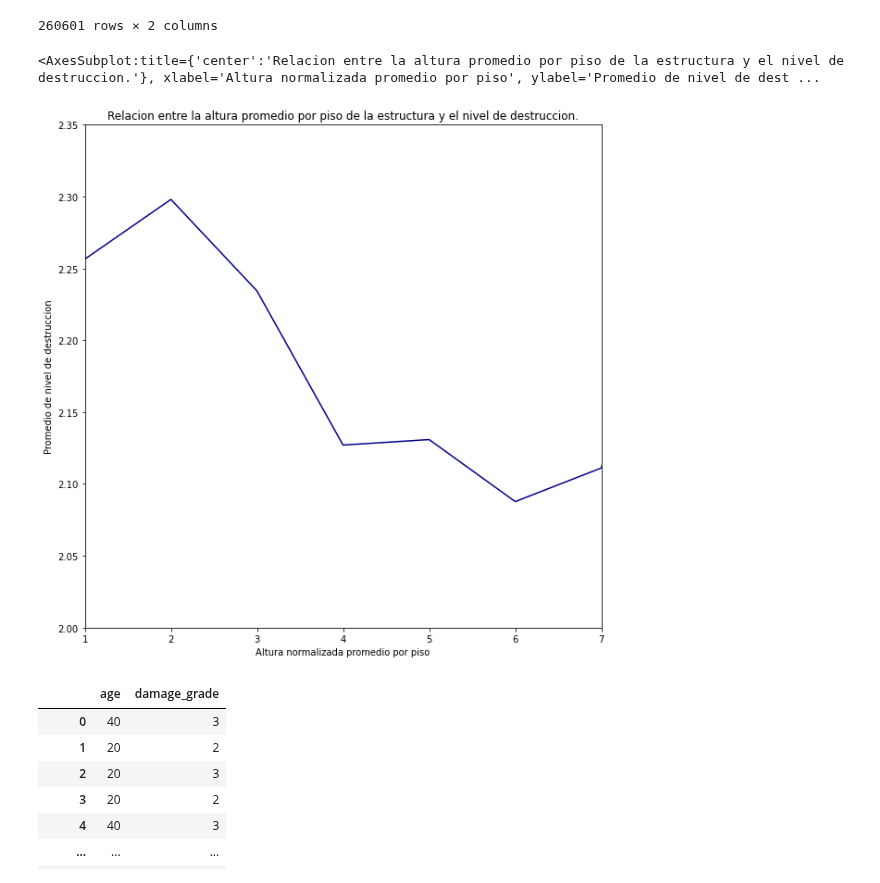
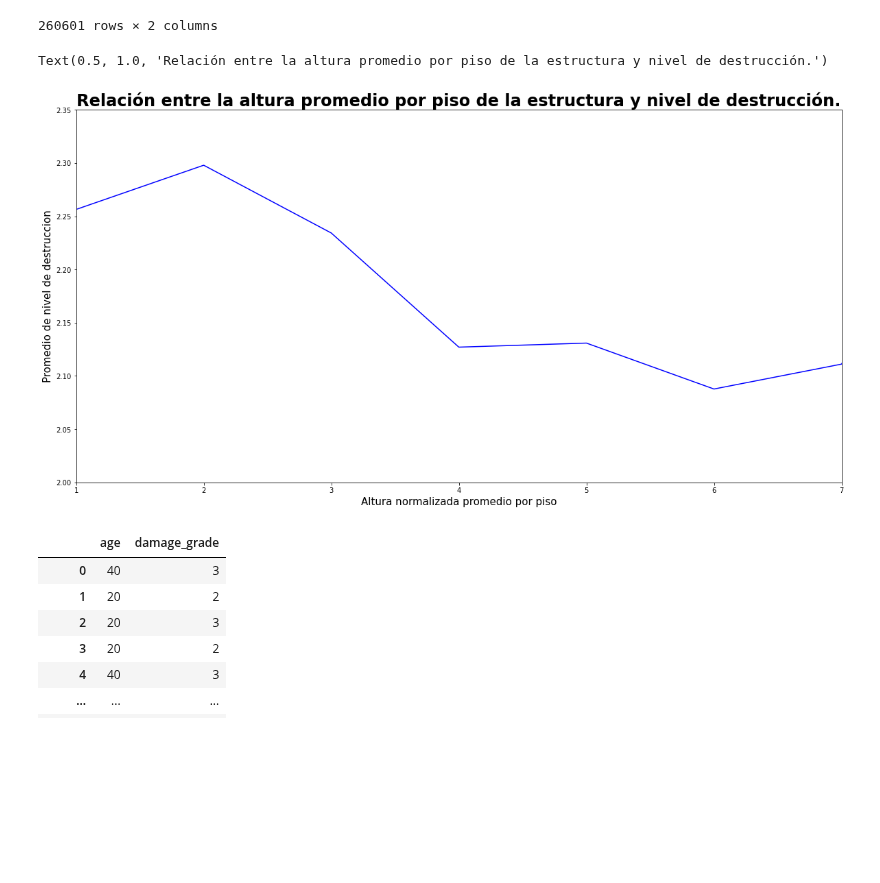
Before and after one commit to joaquinfontela/OrganizacionDeDatos-TP1, a Jupyter notebook: src/Continuous.ipynb, the cells around one changed output. Cells and saved outputs as stored; diff of their text form; code cells hidden in the pictures; blank space fills up the shorter version.

```diff
--- a/src/Continuous.ipynb
+++ b/src/Continuous.ipynb
@@ -138,6 +162,8 @@ avg_dmg_per_height["avg_damage_grade_for_area"].plot(figsize = (10,10),\
 # %%
-height_floor_damage = labels.merge(values[["building_id", "count_floors_pre_eq", "height_percentage"]], left_on = "building_id", right_on= "building_id")
-height_floor_damage["avg_height_per_floor"] = height_floor_damage["height_percentage"]/height_floor_damage["count_floors_pre_eq"]
+height_floor_damage = labels.merge(values[["building_id", "count_floors_pre_eq", "height_percentage"]],\
+                                   left_on = "building_id", right_on= "building_id")
+height_floor_damage["avg_height_per_floor"] = \
+            height_floor_damage["height_percentage"] / height_floor_damage["count_floors_pre_eq"]
 height_floor_damage["avg_height_per_floor"] = height_floor_damage["avg_height_per_floor"].apply(np.ceil)
 height_floor_damage = height_floor_damage[["damage_grade", "avg_height_per_floor"]]
 height_floor_damage
@@ -156,20 +182,31 @@ height_floor_damage
 | 260600 | 3 | 2.0 |
 260601 rows × 2 columns
 # %%
-height_floor_damage['avg_damage_grade_for_height_per_floor'] = height_floor_damage.groupby('avg_height_per_floor')['damage_grade'].transform('mean')
-height_floor_damage['more_than_50_buildings'] = height_floor_damage.groupby('avg_damage_grade_for_height_per_floor')['damage_grade'].transform('count') > 50
+height_floor_damage['avg_damage_grade_for_height_per_floor'] = height_floor_damage\
+                                                        .groupby('avg_height_per_floor')['damage_grade']\
+                                                        .transform('mean')
+height_floor_damage['more_than_50_buildings'] = height_floor_damage\
+                                    .groupby('avg_damage_grade_for_height_per_floor')['damage_grade']\
+                                    .transform('count') > 50
 height_floor_damage = height_floor_damage[height_floor_damage["more_than_50_buildings"]]
-avg_dmg_per_height_per_floor = height_floor_damage[["avg_height_per_floor", "avg_damage_grade_for_height_per_floor"]].groupby('avg_height_per_floor').agg({"avg_damage_grade_for_height_per_floor": "max"})
-avg_dmg_per_height_per_floor["avg_damage_grade_for_height_per_floor"].plot(figsize = (10,10),\
-                                                title = "Relacion entre la altura promedio por piso de la estructura y el nivel de destruccion.",\
-                                                xlim = (1, 7),\
-                                                ylim = (2.0, 2.35),\
-                                                color = "darkblue",\
-                                                xlabel = "Altura normalizada promedio por piso",\
-                                                ylabel = "Promedio de nivel de destruccion")
+avg_dmg_per_height_per_floor = height_floor_damage[["avg_height_per_floor",\
+                                                    "avg_damage_grade_for_height_per_floor"]]\
+                                    .groupby('avg_height_per_floor')\
+                                    .agg({"avg_damage_grade_for_height_per_floor": "max"})
+avg_dmg_per_height_per_floor["avg_damage_grade_for_height_per_floor"].plot(figsize = (20,10),\
+        title = "Relacion entre la altura promedio por piso de la estructura y el nivel de destruccion.",\
+        xlim = (1, 7),\
+        ylim = (2.0, 2.35),\
+        color = "blue",\
+        xlabel = "Altura normalizada promedio por piso",\
+        ylabel = "Promedio de nivel de destruccion")
+plt.xlabel("Altura normalizada promedio por piso", fontsize=15)
+plt.ylabel("Promedio de nivel de destruccion", fontsize=15)
+plt.title('Relación entre la altura promedio por piso de la estructura y nivel de destrucción.',\
+          fontsize =24, fontweight = 'bold')
 # %% [output]
-<AxesSubplot:title={'center':'Relacion entre la altura promedio por piso de la estructura y el nivel de destruccion.'}, xlabel='Altura normalizada promedio por piso', ylabel='Promedio de nivel de dest ...
+Text(0.5, 1.0, 'Relación entre la altura promedio por piso de la estructura y nivel de destrucción.')
-[figure, old version]
+[figure, new version]
 # %%
 ages_damage["age"] = (np.ceil(ages_damage["age"] / 20) * 20).astype('int')
 ages_damage["age"] = np.where(ages_damage["age"] == 0, 20, ages_damage["age"])
```
Also changed, not shown: parts of 12 cells of this notebook, 8 other files.
